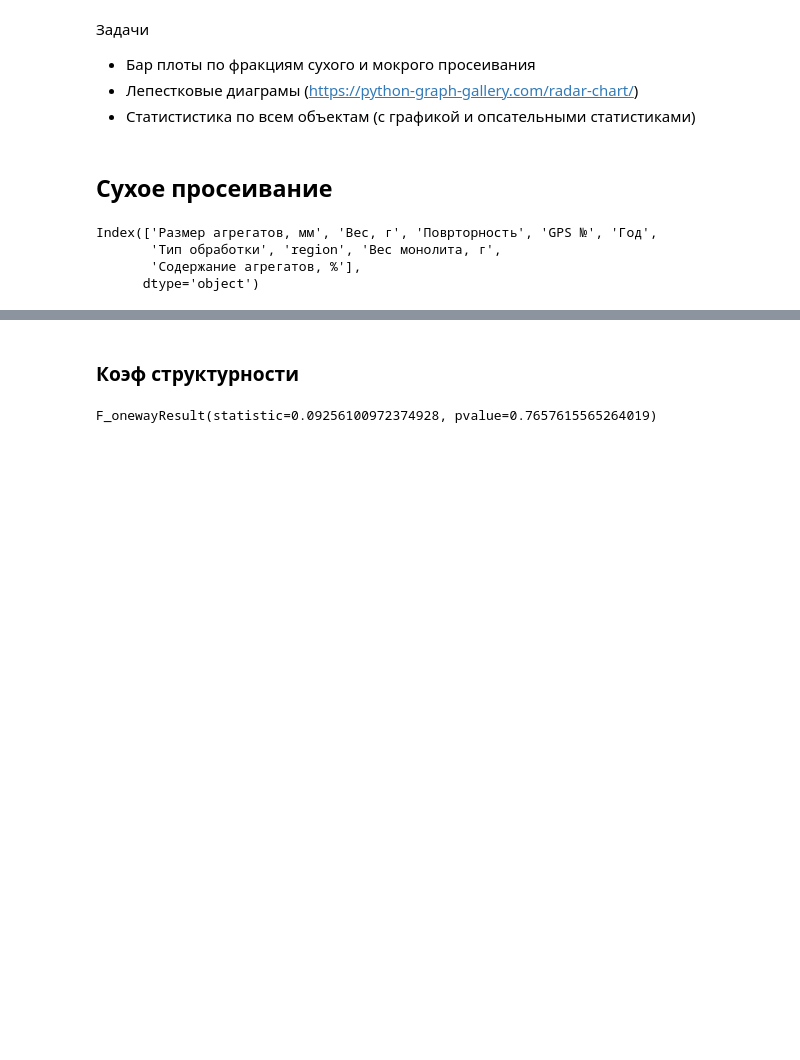
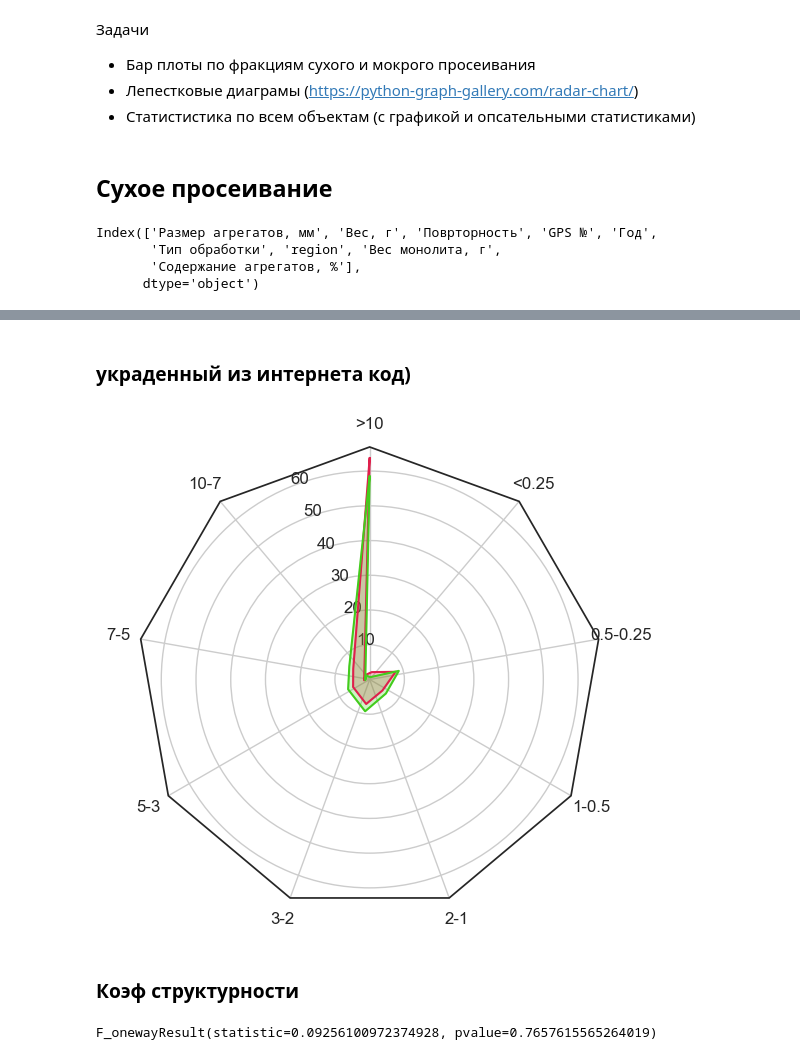
Before and after one commit to hukitoc94/uroshaynoe, a Jupyter notebook: agrophysics.ipynb, the cells around one changed output, grey strips where cells are left out. Saved outputs shown, nothing was run; the diff lists cells and outputs as text; code cells hidden in the pictures; blank space fills up the shorter version.

```diff
--- a/agrophysics.ipynb
+++ b/agrophysics.ipynb
@@ -58,0 +65,7 @@ len(ax.patches)
+# %%
+#придется усреднять монолиты для того чтобы упростить работу
+rebuild = test_df[["Тип обработки","GPS №",'Размер агрегатов, мм',"Вес, г", "Вес монолита, г"]].groupby(["Тип обработки",'Размер агрегатов, мм']).agg(['mean']).round(2).reset_index()
+rebuild = rebuild.droplevel(1, axis = 1)
+rebuild['соотношение'] = (rebuild['Вес, г'] / rebuild['Вес монолита, г'] * 100).round(2)
+# %% [markdown]
+### украденный из интернета код)
@@ -59,3 +169,31 @@ len(ax.patches)
+# %%
+PP = rebuild[rebuild['Тип обработки']  == 'ПП']["соотношение"].to_list()
+TT = rebuild[rebuild['Тип обработки']  != 'ПП']["соотношение"].to_list()
+
+
+size_cats = ['>10','10-7','7-5', '5-3', '3-2', '2-1', '1-0.5', '0.5-0.25', '<0.25']
+
+
+data = [size_cats, ('тип обработки', [PP, TT])]
+
+theta = radar_factory(len(size_cats), frame='polygon')
+
+
+
+fig, ax = plt.subplots(figsize=(6, 6), subplot_kw=dict(projection='radar'))
+fig.subplots_adjust(top=0.85, bottom=0.05)
+
+line = ax.plot(size_cats, TT, color = '#df204c')
+ax.fill(size_cats, TT, color = '#df204c' ,alpha=0.25)
+
+line = ax.plot(size_cats, PP, color = '#43cc1d')
+ax.fill(size_cats, PP, color = '#43cc1d' ,alpha=0.25)
+
+
+
+ax.set_varlabels(size_cats)
+# %% [output]
+[figure, added]
 # %% [markdown]
 ### Коэф структурности
 # %%
```
Also changed, not shown: parts of 7 cells of this notebook, 1 other file.
